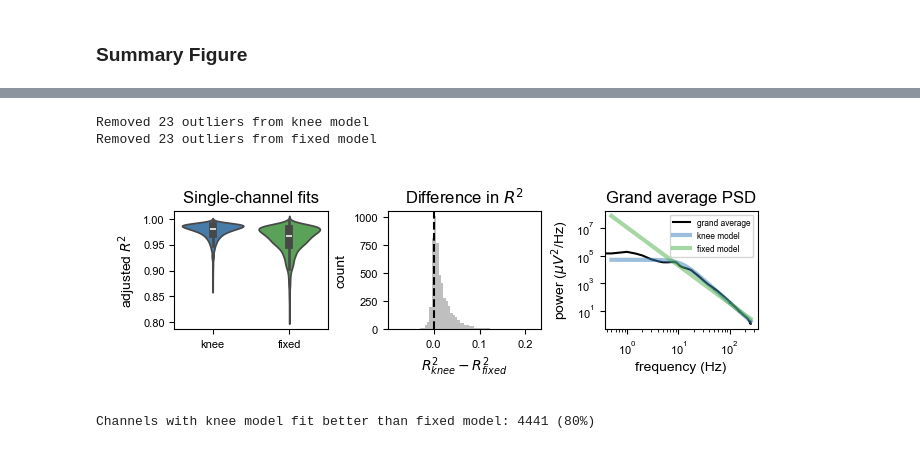
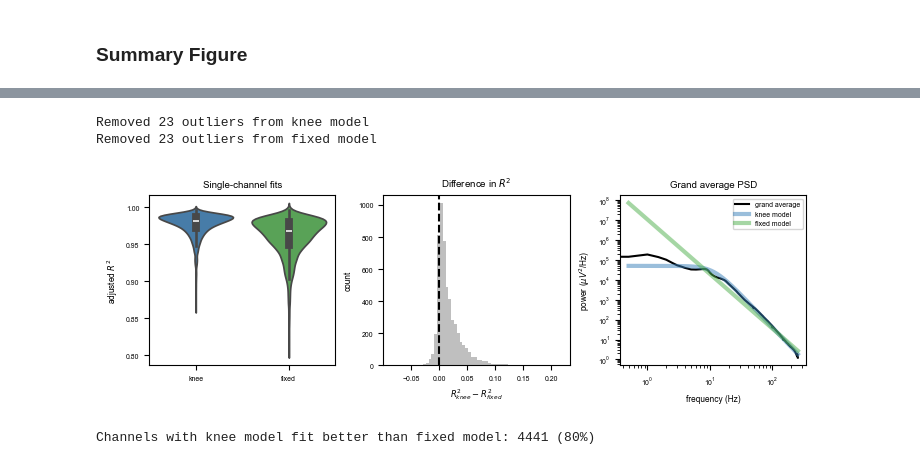
Before and after one commit to voytekresearch/oscillation_vs_exponent, a Jupyter notebook: notebooks/aperiodic_mode.ipynb, the cells around one changed output, grey strips where cells are left out. Saved outputs shown, nothing was run; the diff lists cells and outputs as text; code cells hidden in the pictures.

Commit message:
adjust figure size

```diff
--- a/notebooks/aperiodic_mode.ipynb
+++ b/notebooks/aperiodic_mode.ipynb
@@ -388,7 +388,7 @@ Removed 23 outliers from fixed model
 REMOVE_OUTLIERS = True
 
 # create figure and gridspec
-fig, (ax1, ax2, ax3) = plt.subplots(1, 3, figsize=[6.5, 2])
+fig, (ax1, ax2, ax3) = plt.subplots(1, 3, figsize=[WIDTH['2col'], WIDTH['2col']/3])
 
 # plot subplot 1 - violin ----------------------------------------------------------------------
 # remove outliers
@@ -411,34 +411,34 @@ ax1.set(xticks=[0, 1], xticklabels=['knee', 'fixed'], ylabel="adjusted $R^2$")
 
 
 # plot subplot 2 - histogram ----------------------------------------------------------------------
 # compute difference in r-squared betwen models
 r2_diff = r2_knee - r2_fixed
 
 # plot
 ax2.hist(r2_diff, bins=60, alpha=0.5, label='knee - fixed', color='grey')
 ax2.set(xlabel="$R^2_{knee} - R^2_{fixed}$", ylabel="count")
 ax2.axvline(0, color='k', linestyle='--')
 ax2.set_title('Difference in $R^2$')
 
 # plot subplot 3 ----------------------------------------------------------------------
 ax3.plot(freq, psd, label='grand average', color='k')
 ax3.plot(fg_k.freqs, 10**fg_k._ap_fit, color=RGB[2], linewidth=3, alpha=0.5,
          label='knee model')
 ax3.plot(fg_f.freqs,10**fg_f._ap_fit, color=RGB[1], linewidth=3, alpha=0.5,
          label='fixed model')
 ax3.set(xlabel="frequency (Hz)", ylabel="power ($\u03BCV^2$/Hz)")
 ax3.set_title('Grand average PSD')
 ax3.set_xscale('log')
 ax3.set_yscale('log')
 ax3.legend()
 
 # save and show
 plt.savefig(f"{PROJECT_PATH}/figures/supporting_figures/fig_s1.png")
 plt.show()
 # %% [output]
 Removed 23 outliers from knee model
 Removed 23 outliers from fixed model
-[figure, old version]
+[figure, new version]
 # %%
 # print number of channels with knee model fit better than fixed model
 print(f"Channels with knee model fit better than fixed model: {np.sum(r2_diff > 0)} ({np.sum(r2_diff > 0) / len(r2_diff)*100:.0f}%)")
```
Also changed, not shown: parts of 8 cells of this notebook, 1 other file.
